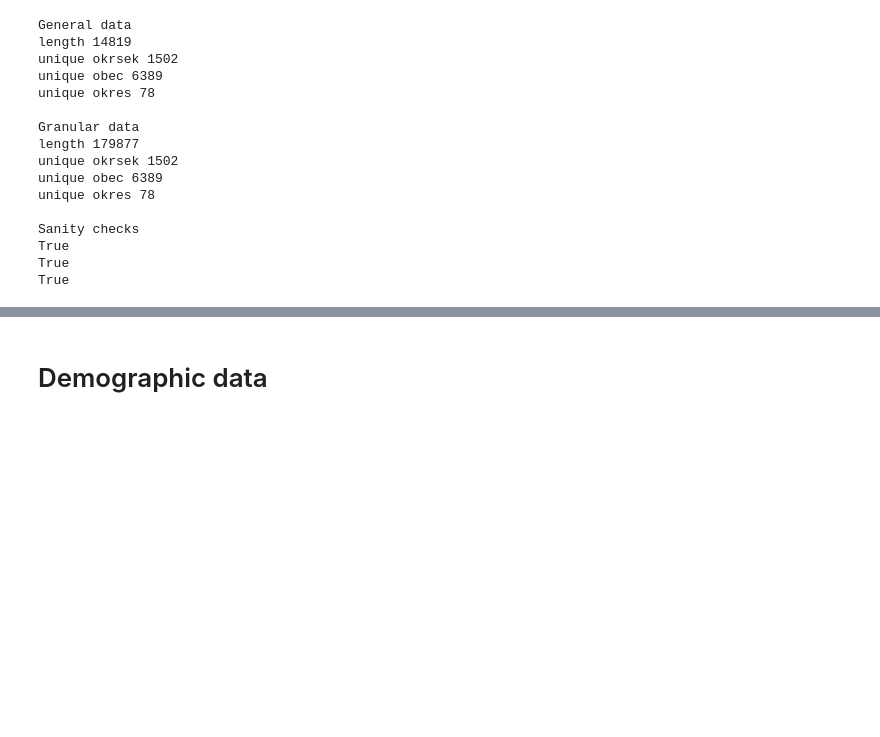
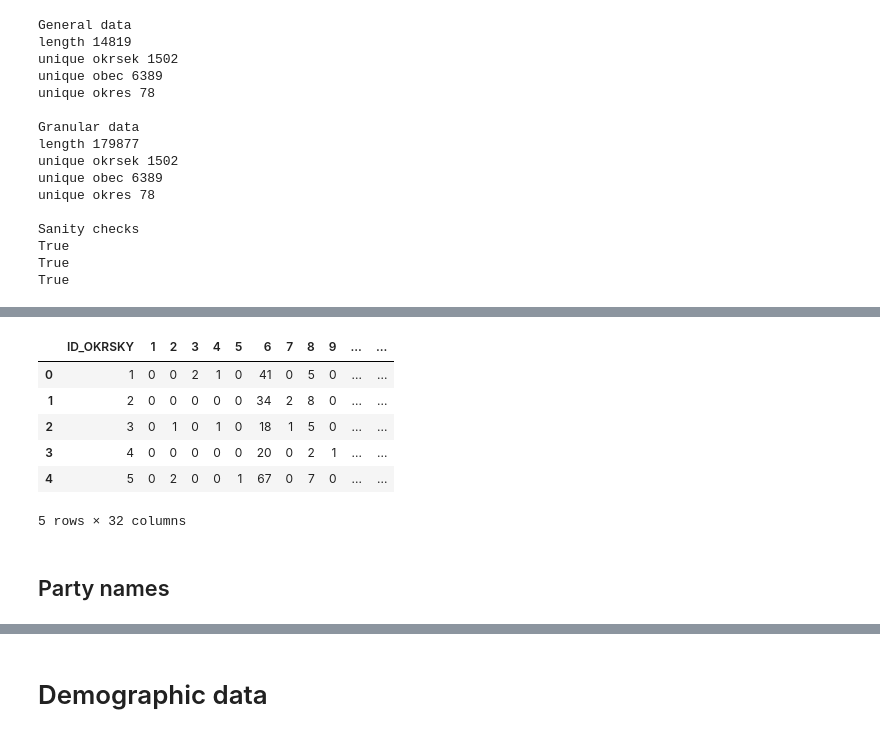
Before and after one commit to dominik-sv/election-analysis, a Jupyter notebook: data_preperation.ipynb, the cells around one changed output, grey strips where cells are left out. Saved outputs shown, nothing was run; the diff lists cells and outputs as text; code cells hidden in the pictures; blank space fills up the shorter version.

```diff
--- a/data_preperation.ipynb
+++ b/data_preperation.ipynb
@@ -5,12 +5,14 @@ import os
 # Voting data
 # %%
 folder = "data"
+subfolder_vot = "voting"
 
-file1_path = os.path.join(folder, "pst4.csv")
-file2_path = os.path.join(folder, "pst4p.csv")
+path_vot = os.path.join(folder, subfolder_vot)
+file_path_gen = os.path.join(path_vot, "pst4.csv")
+file_path_gran = os.path.join(path_vot, "pst4p.csv")
 
-data_gen = pd.read_csv(file1_path)
-data_gran = pd.read_csv(file2_path)
+data_gen = pd.read_csv(file_path_gen)
+data_gran = pd.read_csv(file_path_gran)
 # %%
 print("General data")
 print("length", len(data_gen))
@@ -46,4 +48,5 @@ True
 True
 True
 # %%
-df_gen = data_gen[['ID_OKRSKY', 'ODEVZ_OBAL', 'PL_HL_CELK']][data_gen['TYP_FORM'] == 1]
+df_gen = data_gen[['ID_OKRSKY', 'OKRSEK', 'OBEC', 'OKRES', 'ODEVZ_OBAL', 'PL_HL_CELK']][data_gen['TYP_FORM'] == 1]
+df_gen.head()
@@ -49,0 +70,19 @@ df_gen = data_gen[['ID_OKRSKY', 'ODEVZ_OBAL', 'PL_HL_CELK']][data_gen['TYP_FORM'
+# %%
+df_okrsek_votes = df_gran.pivot_table(
+    index="ID_OKRSKY", columns="KSTRANA", values="POC_HLASU", aggfunc="sum", fill_value = 0
+)
+df_okrsek = pd.merge(df_okrsek_votes, df_gen, how='inner', on= 'ID_OKRSKY')
+df_okrsek = df_okrsek[~(df_okrsek['OKRES'] == 9999)]
+
+len(df_okrsek) == len(df_okrsek_votes)
+df_okrsek.head()
+# %% [output]
+|  | ID_OKRSKY | 1 | 2 | 3 | 4 | 5 | 6 | 7 | 8 | 9 | ... | ... |
+| 0 | 1 | 0 | 0 | 2 | 1 | 0 | 41 | 0 | 5 | 0 | ... | ... |
+| 1 | 2 | 0 | 0 | 0 | 0 | 0 | 34 | 2 | 8 | 0 | ... | ... |
+| 2 | 3 | 0 | 1 | 0 | 1 | 0 | 18 | 1 | 5 | 0 | ... | ... |
+| 3 | 4 | 0 | 0 | 0 | 0 | 0 | 20 | 0 | 2 | 1 | ... | ... |
+| 4 | 5 | 0 | 2 | 0 | 0 | 1 | 67 | 0 | 7 | 0 | ... | ... |
+5 rows × 32 columns
+# %% [markdown]
+## Party names
```
Also changed, not shown: parts of 30 cells of this notebook, 27 other files.
